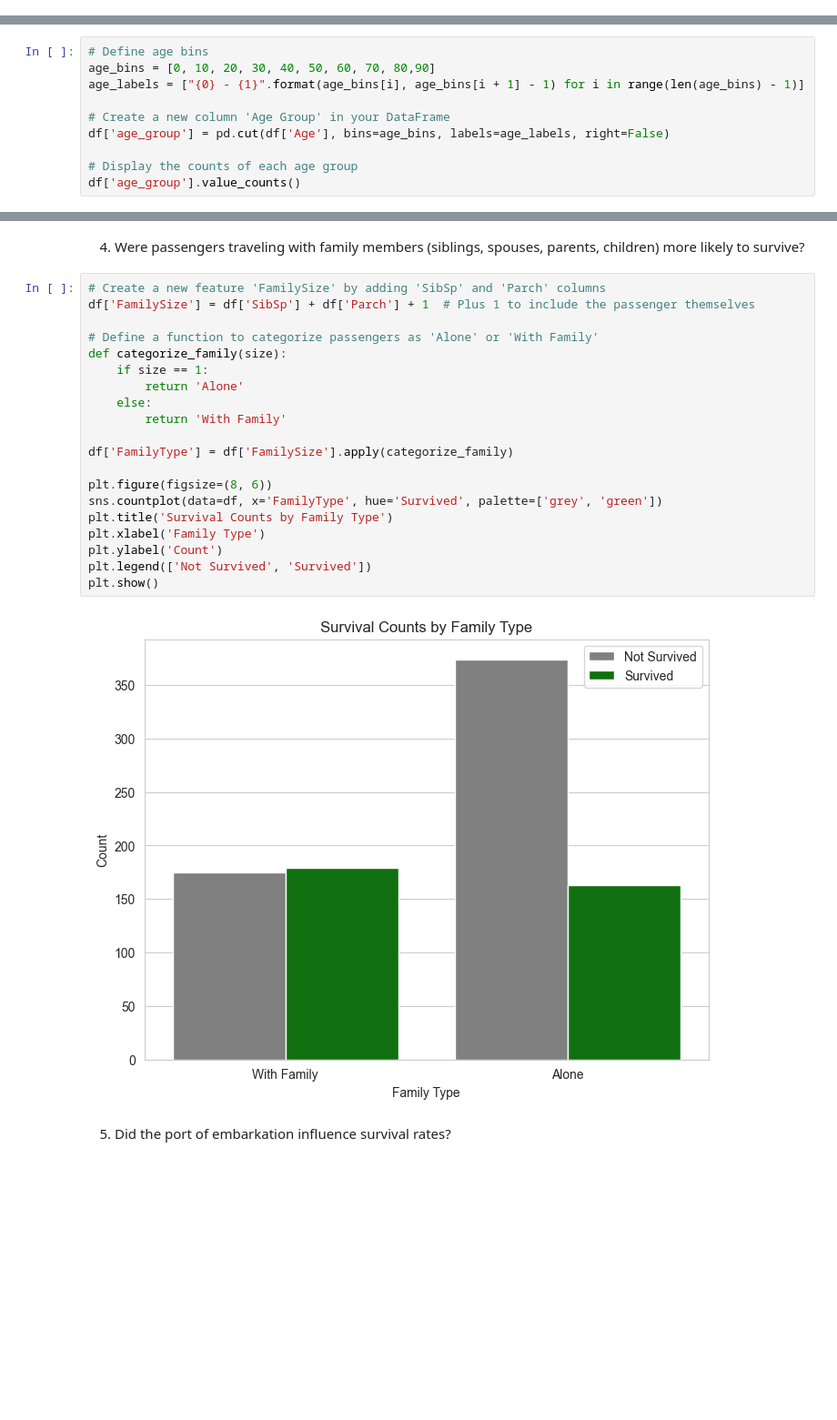
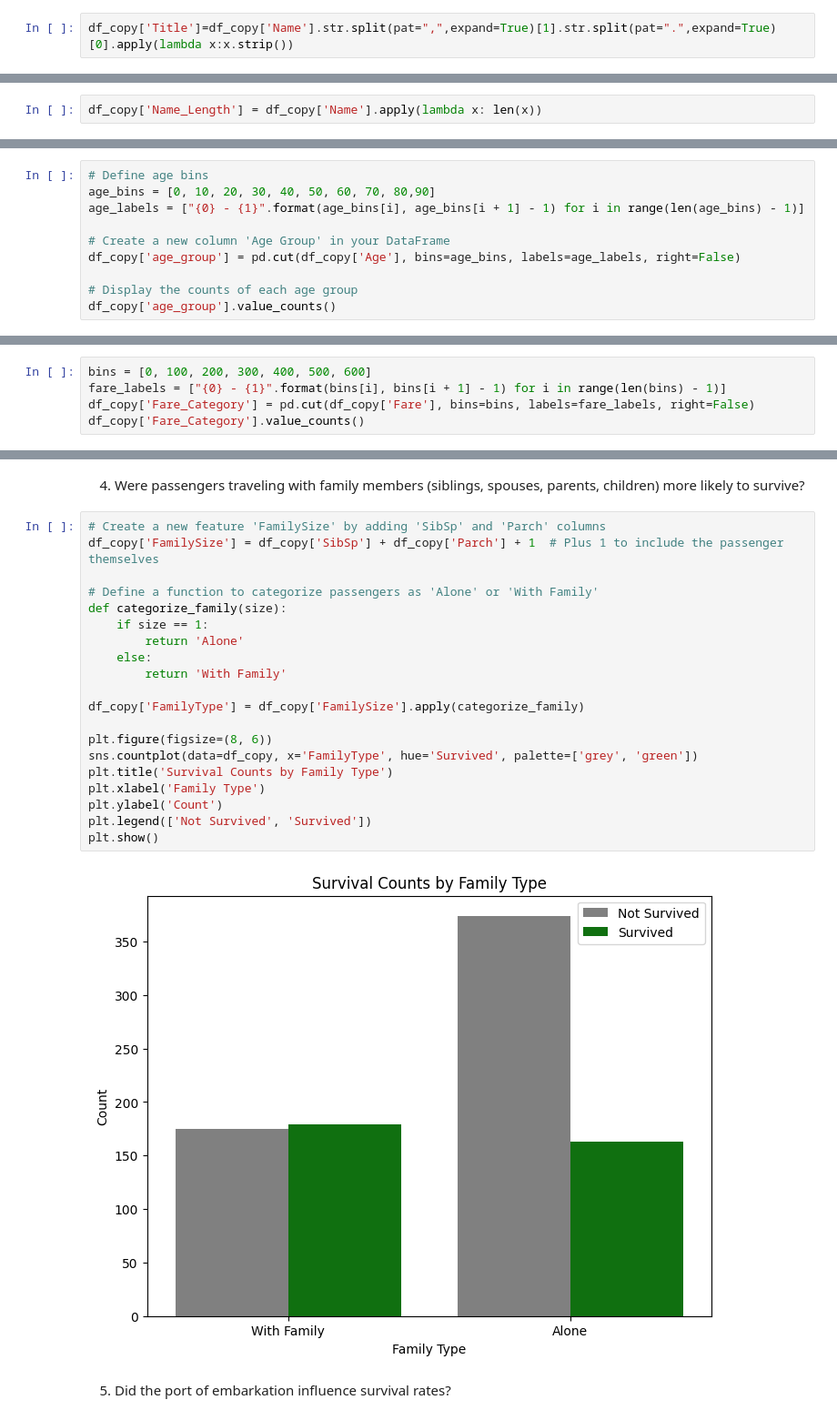
Before and after one commit to Faith-theAnalyst/CODSOFT, a Jupyter notebook: Titanic/titanic.ipynb, the cells around one changed output, grey strips where cells are left out. Shown at 91% size. Cells and saved outputs as stored; diff of their text form; blank space fills up the shorter version.

```diff
--- a/Titanic/titanic.ipynb
+++ b/Titanic/titanic.ipynb
@@ -344,0 +485,2 @@ plt.show()
+# %%
+df_copy['Title']=df_copy['Name'].str.split(pat=",",expand=True)[1].str.split(pat=".",expand=True)[0].apply(lambda x:x.strip())
@@ -344,0 +505,2 @@ plt.show()
+# %%
+df_copy['Name_Length'] = df_copy['Name'].apply(lambda x: len(x))
@@ -354,10 +524,10 @@ age_bins = [0, 10, 20, 30, 40, 50, 60, 70, 80,90]
 age_labels = ["{0} - {1}".format(age_bins[i], age_bins[i + 1] - 1) for i in range(len(age_bins) - 1)]
 
 # Create a new column 'Age Group' in your DataFrame
-df['age_group'] = pd.cut(df['Age'], bins=age_bins, labels=age_labels, right=False)
+df_copy['age_group'] = pd.cut(df_copy['Age'], bins=age_bins, labels=age_labels, right=False)
 
 # Display the counts of each age group
-df['age_group'].value_counts()
+df_copy['age_group'].value_counts()
 # %% [output]
 age_group
 20 - 29    397
@@ -382,0 +559,5 @@ plt.show()
+# %%
+bins = [0, 100, 200, 300, 400, 500, 600]
+fare_labels = ["{0} - {1}".format(bins[i], bins[i + 1] - 1) for i in range(len(bins) - 1)]
+df_copy['Fare_Category'] = pd.cut(df_copy['Fare'], bins=bins, labels=fare_labels, right=False)
+df_copy['Fare_Category'].value_counts()
@@ -514,25 +692,25 @@ plt.show()
 4. Were passengers traveling with family members (siblings, spouses, parents, children) more likely to survive?
 # %%
 # Create a new feature 'FamilySize' by adding 'SibSp' and 'Parch' columns
-df['FamilySize'] = df['SibSp'] + df['Parch'] + 1  # Plus 1 to include the passenger themselves
+df_copy['FamilySize'] = df_copy['SibSp'] + df_copy['Parch'] + 1  # Plus 1 to include the passenger themselves
 
 # Define a function to categorize passengers as 'Alone' or 'With Family'
 def categorize_family(size):
     if size == 1:
         return 'Alone'
     else:
         return 'With Family'
 
-df['FamilyType'] = df['FamilySize'].apply(categorize_family)
+df_copy['FamilyType'] = df_copy['FamilySize'].apply(categorize_family)
 
 plt.figure(figsize=(8, 6))
-sns.countplot(data=df, x='FamilyType', hue='Survived', palette=['grey', 'green'])
+sns.countplot(data=df_copy, x='FamilyType', hue='Survived', palette=['grey', 'green'])
 plt.title('Survival Counts by Family Type')
 plt.xlabel('Family Type')
 plt.ylabel('Count')
 plt.legend(['Not Survived', 'Survived'])
 plt.show()
 # %% [output]
-[figure, old version]
+[figure, new version]
 # %% [markdown]
 5. Did the port of embarkation influence survival rates?
```
Also changed, not shown: parts of 72 cells of this notebook, 4 other files.
